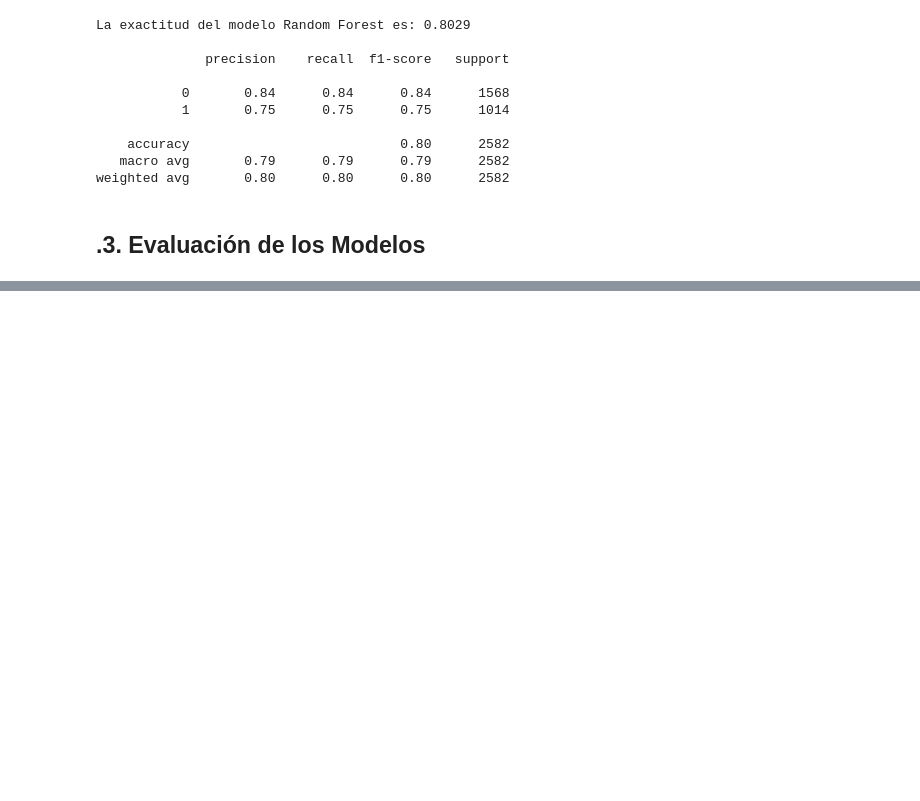
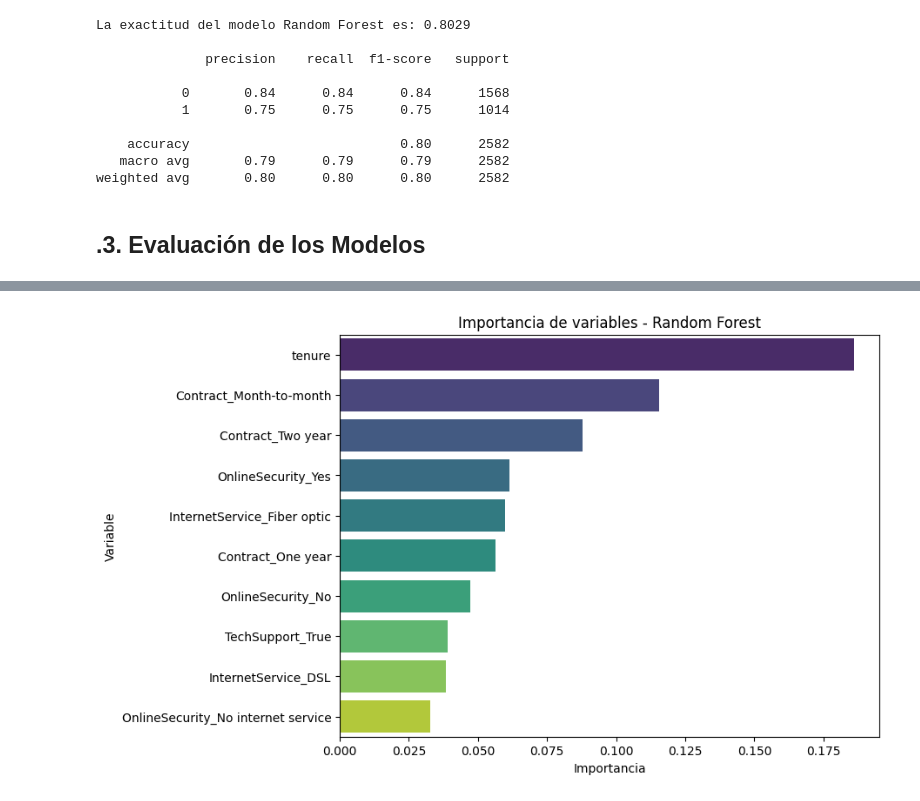
Before and after one commit to Karen-13C/Challenge_MachineLearnig, a Jupyter notebook: TelecomX_2.ipynb, the cells around one changed output, grey strips where cells are left out. Cells and saved outputs as stored; diff of their text form; code cells hidden in the pictures; blank space fills up the shorter version.

```diff
--- a/TelecomX_2.ipynb
+++ b/TelecomX_2.ipynb
@@ -807,0 +859,13 @@ Después, realiza un análisis crítico y compara los modelos:
+# %%
+# Extraer importancias
+importancias = modelo_RForest.feature_importances_
+variables = X_train.columns
+
+# Crea DataFrame ordenado
+df_importancias = pd.DataFrame({
+    'Variable': variables,
+    'Importancia': importancias
+}).sort_values(by='Importancia', ascending=False)
+
+# Muestra en tabla
+print(df_importancias)
@@ -807,0 +890,8 @@ Después, realiza un análisis crítico y compara los modelos:
+# %%
+# Visualiza top 10 variables más importantes
+plt.figure(figsize=(8,6))
+sns.barplot(data=df_importancias.head(10), x='Importancia', hue='Variable', y='Variable', palette='viridis', legend=False)
+plt.title("Importancia de variables - Random Forest")
+plt.show()
+# %% [output]
+[figure, added]
```
Also changed, not shown: parts of 18 cells of this notebook.
